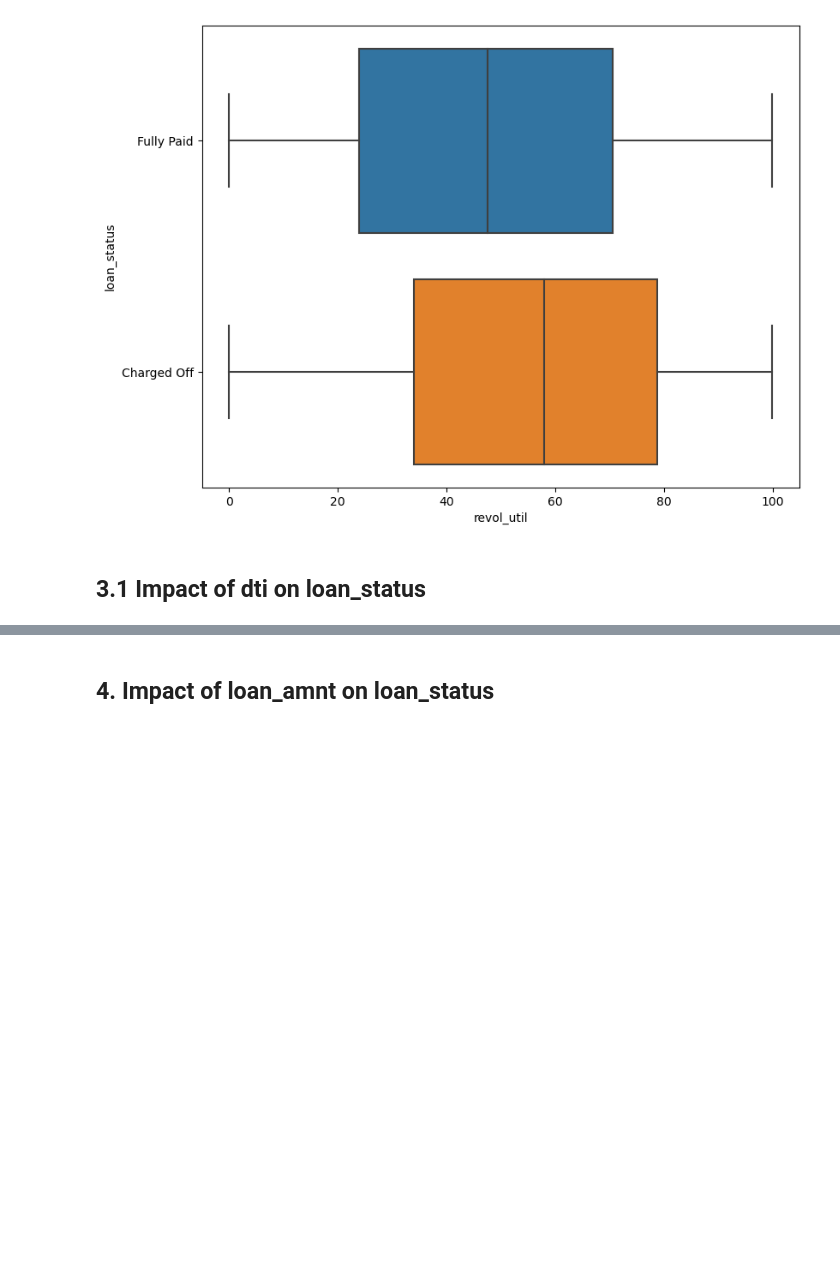
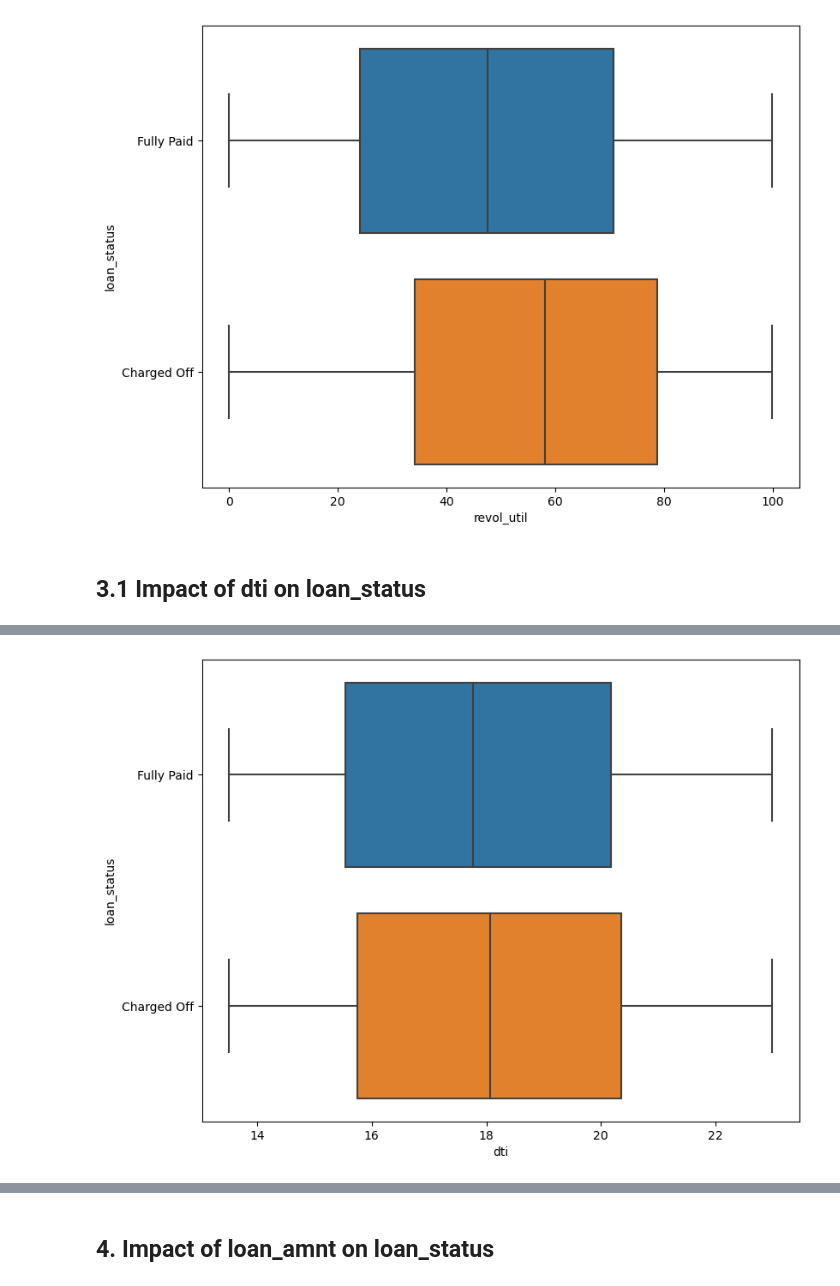
Before and after one commit to sghoshca/lending_club_case_study, a Jupyter notebook: Subhadip_Ghosh_LC_Club.ipynb, the cells around one changed output, grey strips where cells are left out. Cells and saved outputs as stored; diff of their text form; code cells hidden in the pictures; blank space fills up the shorter version.

```diff
--- a/Lending_Club_Case_Study.ipynb
+++ b/Subhadip_Ghosh_LC_Club.ipynb
@@ -323,0 +370,7 @@ dtype: float64
+# %%
+# Aprox 5% higher chance
+plt.figure(figsize=[9,7])
+sns.boxplot(x='dti', y='loan_status', data=df[(df['dti']>13.5) & ((df['dti']<23))])
+plt.show()
+# %% [output]
+[figure, added]
```
Also changed, not shown: parts of 50 cells of this notebook, 3 other files.
